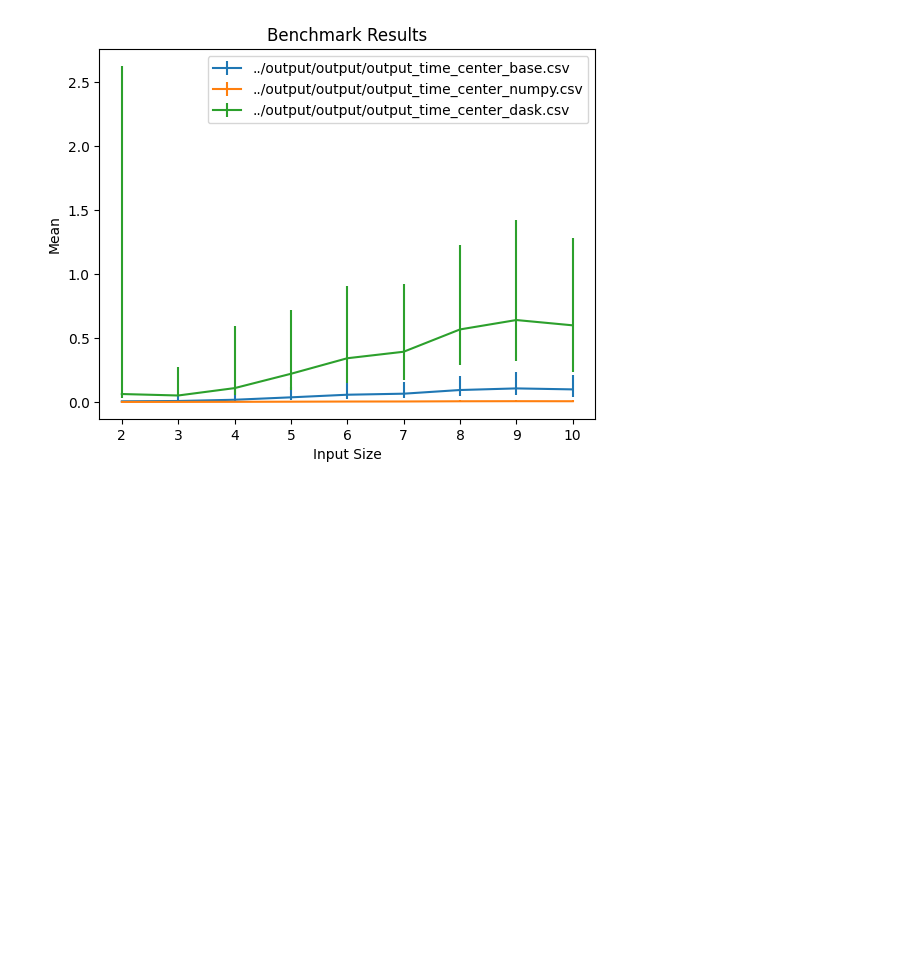
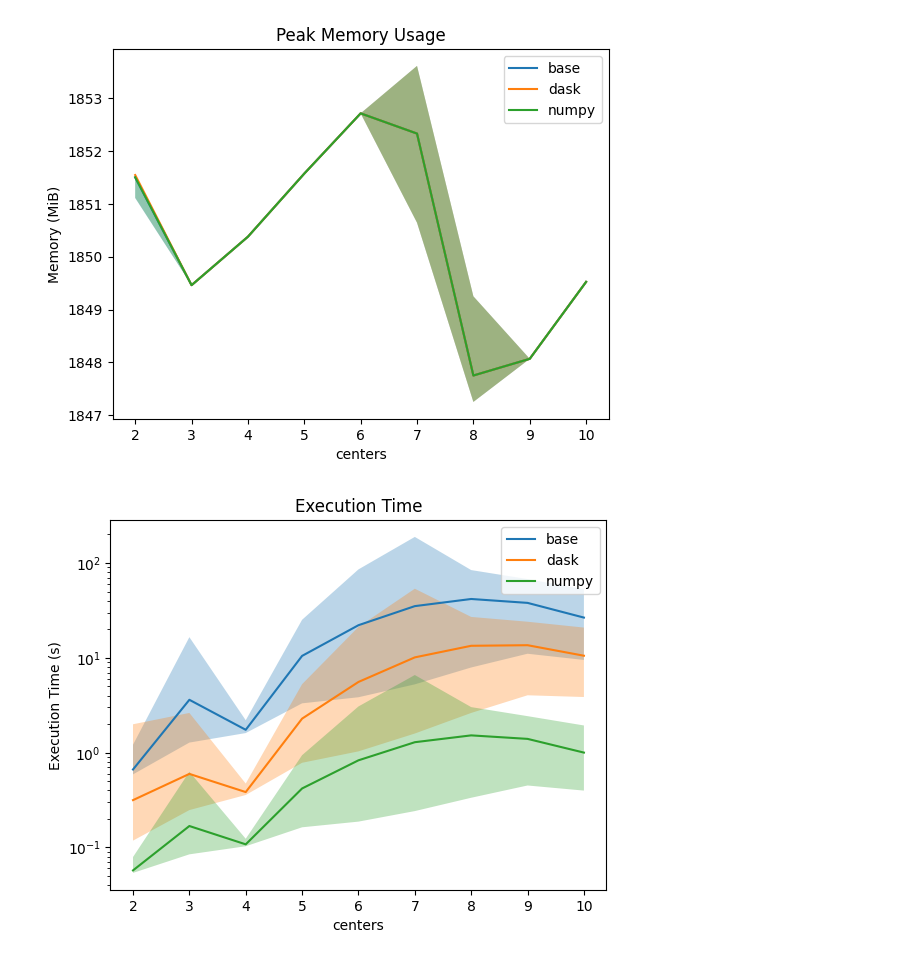
Before and after one commit to Bendemeurichy/Lloyd_clustering, a Jupyter notebook: notebooks/graphs.ipynb, the cells around one changed output. Drawn from its saved outputs; the diff is of its cells as text; code cells hidden in the pictures; blank space fills up the shorter version.

Commit message:
last version graphs

```diff
--- a/notebooks/graphs.ipynb
+++ b/notebooks/graphs.ipynb
@@ -4,20 +32,32 @@ import matplotlib.pyplot as plt
 # %%
 def plot_benchmarks(csv_files:list[str],measured_variable:str):
     fig, ax = plt.subplots()
 
     for csv_file in csv_files:
         df = pd.read_csv(csv_file)
-        ax.errorbar(df['amount'], df['mean'], yerr=[df['mean'] - df['min'], df['max'] - df['mean']], label=csv_file)
+        ax.plot(df['amount'], df['mean'], label=csv_file.split('_')[-1].split('.')[0])
+        ax.fill_between(df['amount'], df['min'], df['max'], alpha=0.3)
 
-    ax.set_xlabel(measured_variable)
-    ax.set_ylabel('Mean (s)')
-    ax.set_title('Benchmark Results')
+    ax.set_xlabel(measured_variable+'s')
+    if('mem' in csv_files[0]):
+        ax.set_ylabel('Memory (MiB)')
+        ax.set_title('Peak Memory Usage')
+    else:
+        ax.set_ylabel('Execution Time (s)')
+        ax.set_title('Execution Time')
+        plt.yscale("log")
     ax.legend()
+    if('mem' in csv_files[0]):
+        plt.savefig(f'../output/graphs/{measured_variable}_mem.png')
+    else:
+        plt.savefig(f'../output/graphs/{measured_variable}_time.png')
 
     plt.show()
 
 if __name__ == "__main__":
-    csv_files = ['../output/output/output_time_center_base.csv', '../output/output/output_time_center_numpy.csv', '../output/output/output_time_center_dask.csv']
-    plot_benchmarks(csv_files)
+    csv_files = get_filepaths('../output/output/')
+    for group in csv_files.values():
+        plot_benchmarks(sorted([el for el in group]),group[0].split('_')[-2])
 # %% [output]
-[figure, old version]
+[figure, new version]
+[figure, added]
```
Also changed, not shown: parts of 3 cells of this notebook, 6 other files.
